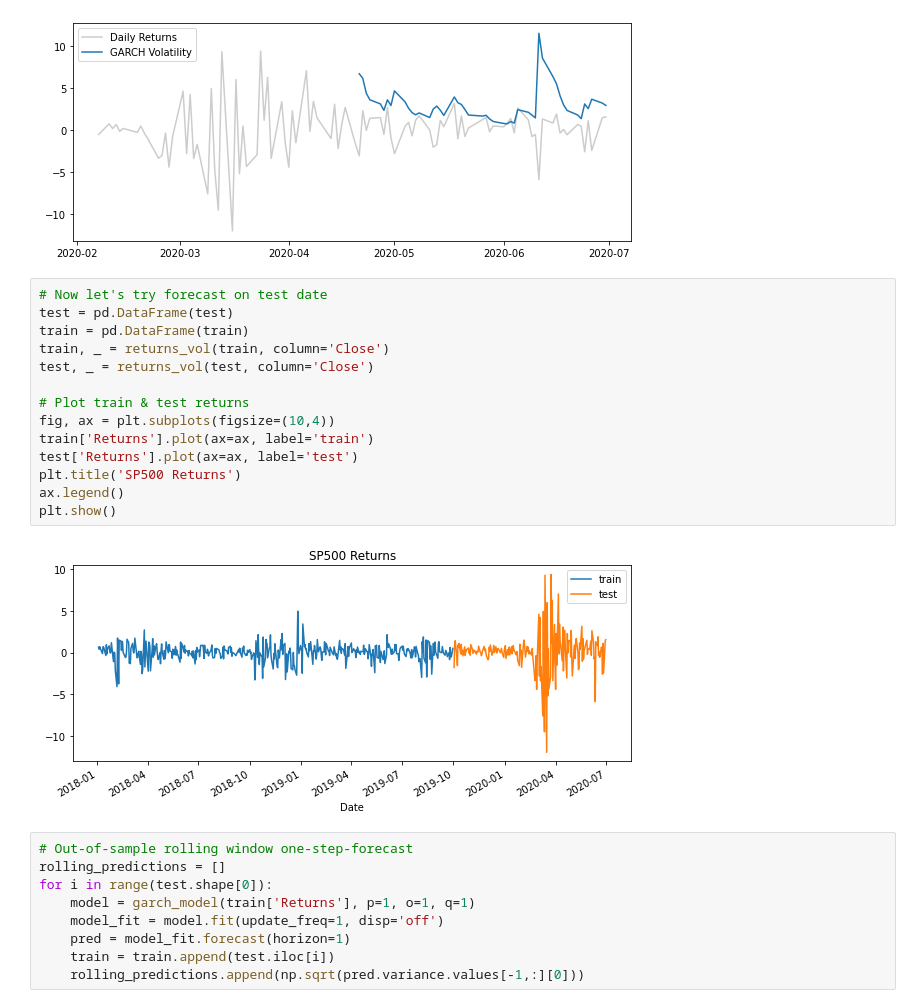
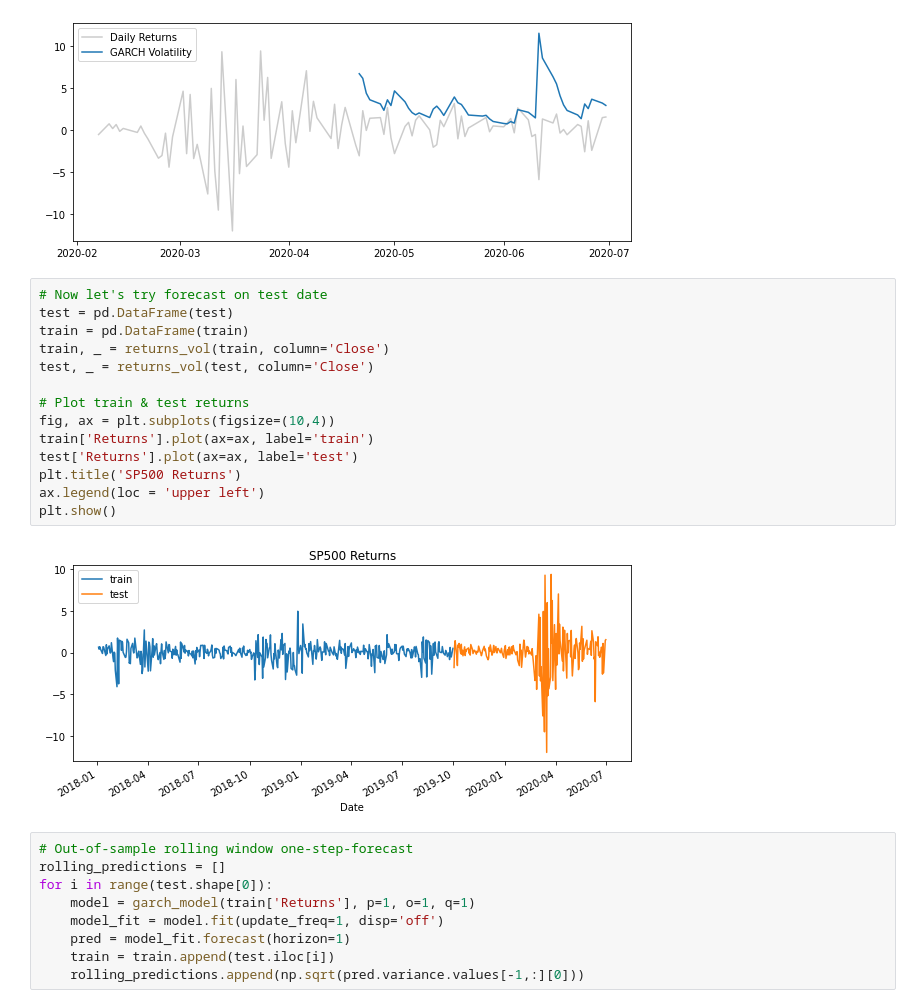
Before and after one commit to jbogocz/arima_garch, a Jupyter notebook: garch.ipynb, the cells around one changed output. Saved outputs shown, nothing was run; the diff lists cells and outputs as text.

```diff
--- a/garch.ipynb
+++ b/garch.ipynb
@@ -217,19 +217,19 @@ plt.show()
 # %%
 # Now let's try forecast on test date
 test = pd.DataFrame(test)
 train = pd.DataFrame(train)
 train, _ = returns_vol(train, column='Close')
 test, _ = returns_vol(test, column='Close')
 
 # Plot train & test returns
 fig, ax = plt.subplots(figsize=(10,4))
 train['Returns'].plot(ax=ax, label='train')
 test['Returns'].plot(ax=ax, label='test')
 plt.title('SP500 Returns')
-ax.legend()
+ax.legend(loc = 'upper left')
 plt.show()
 # %% [output]
-[figure, old version]
+[figure, new version]
 # %%
 # Out-of-sample rolling window one-step-forecast
 rolling_predictions = []
```
Also changed, not shown: parts of 4 cells of this notebook.
